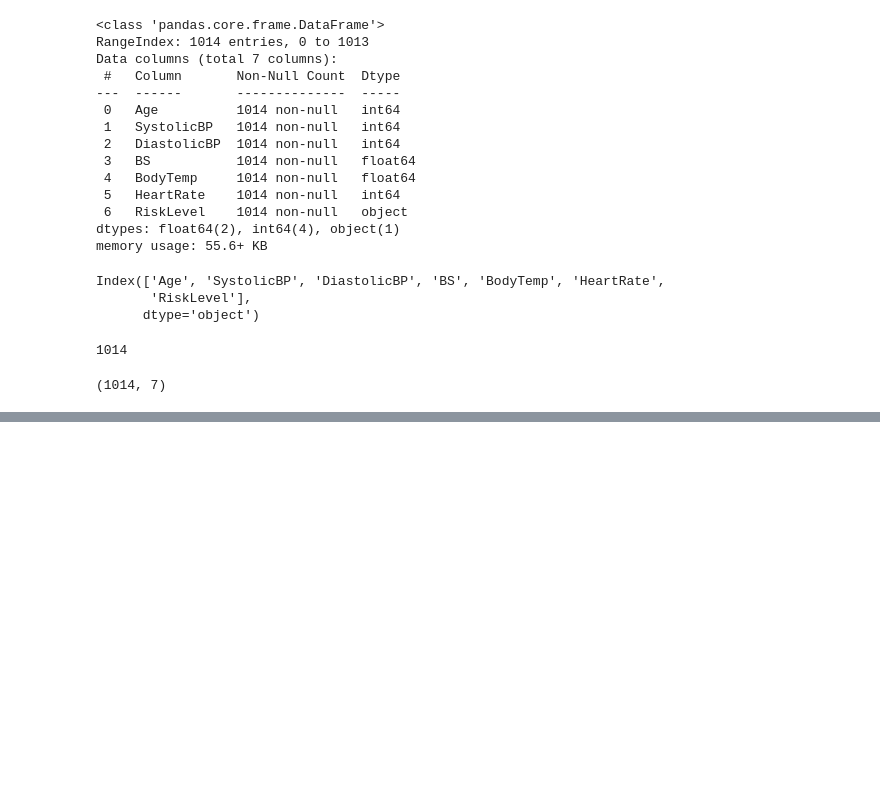
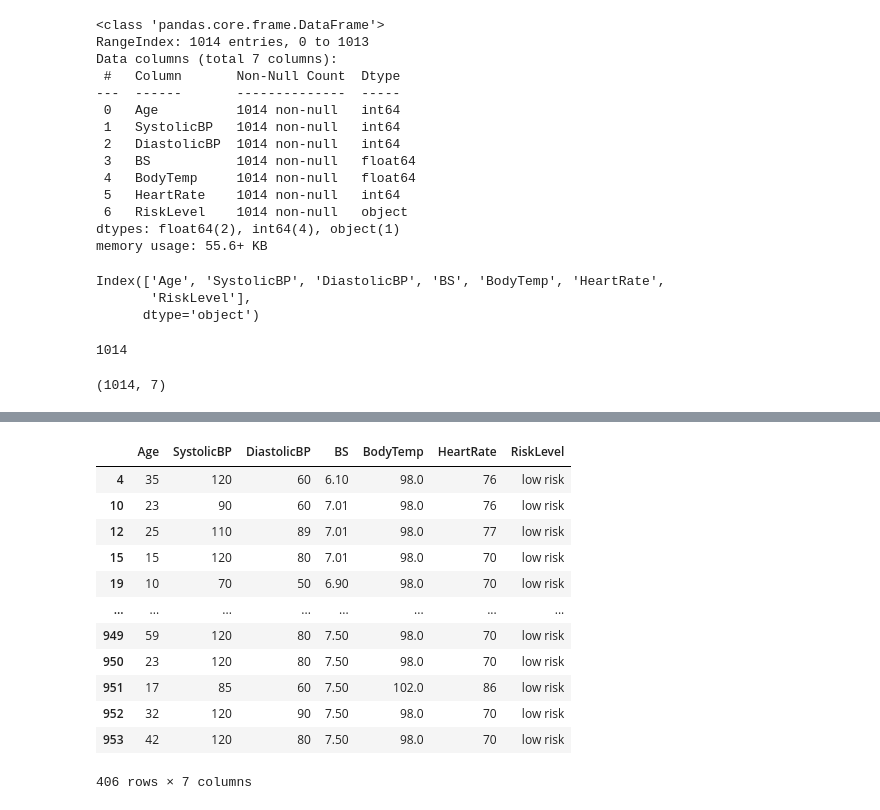
Before and after one commit to angepacatte/Maternal_health_risk, a Jupyter notebook: Maternal Health Risk.ipynb, the cells around one changed output, grey strips where cells are left out. Drawn from its saved outputs; the diff is of its cells as text; code cells hidden in the pictures; blank space fills up the shorter version.

```diff
--- a/Maternal Health Risk.ipynb
+++ b/Maternal Health Risk.ipynb
@@ -59,0 +93,17 @@ dtype: int64
+# %%
+low_risk_df = maternal_data_df.loc[maternal_data_df['RiskLevel'] == 'low risk']
+low_risk_df
+# %% [output]
+|  | Age | SystolicBP | DiastolicBP | BS | BodyTemp | HeartRate | RiskLevel |
+| 4 | 35 | 120 | 60 | 6.10 | 98.0 | 76 | low risk |
+| 10 | 23 | 90 | 60 | 7.01 | 98.0 | 76 | low risk |
+| 12 | 25 | 110 | 89 | 7.01 | 98.0 | 77 | low risk |
+| 15 | 15 | 120 | 80 | 7.01 | 98.0 | 70 | low risk |
+| 19 | 10 | 70 | 50 | 6.90 | 98.0 | 70 | low risk |
+| ... | ... | ... | ... | ... | ... | ... | ... |
+| 949 | 59 | 120 | 80 | 7.50 | 98.0 | 70 | low risk |
+| 950 | 23 | 120 | 80 | 7.50 | 98.0 | 70 | low risk |
+| 951 | 17 | 85 | 60 | 7.50 | 102.0 | 86 | low risk |
+| 952 | 32 | 120 | 90 | 7.50 | 98.0 | 70 | low risk |
+| 953 | 42 | 120 | 80 | 7.50 | 98.0 | 70 | low risk |
+406 rows × 7 columns
```
Also changed, not shown: parts of 8 cells of this notebook.
